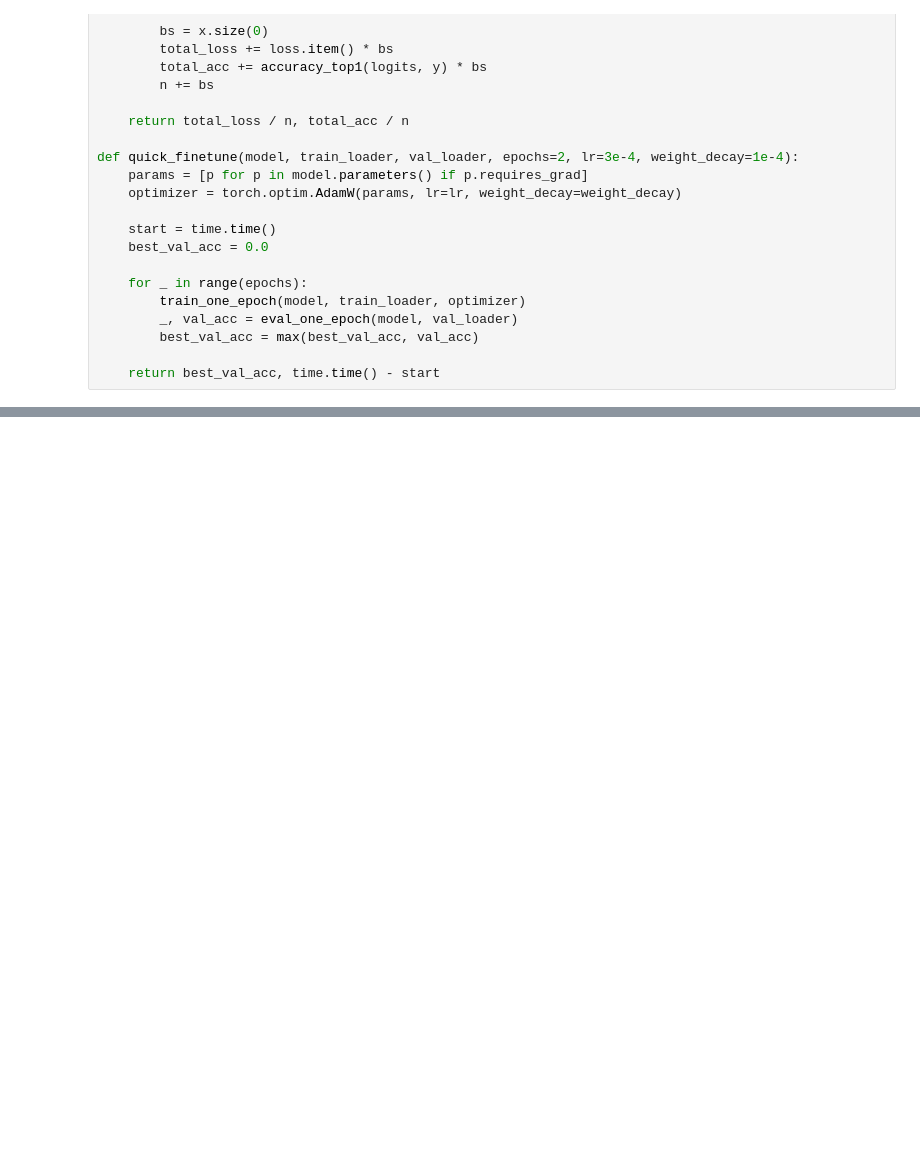
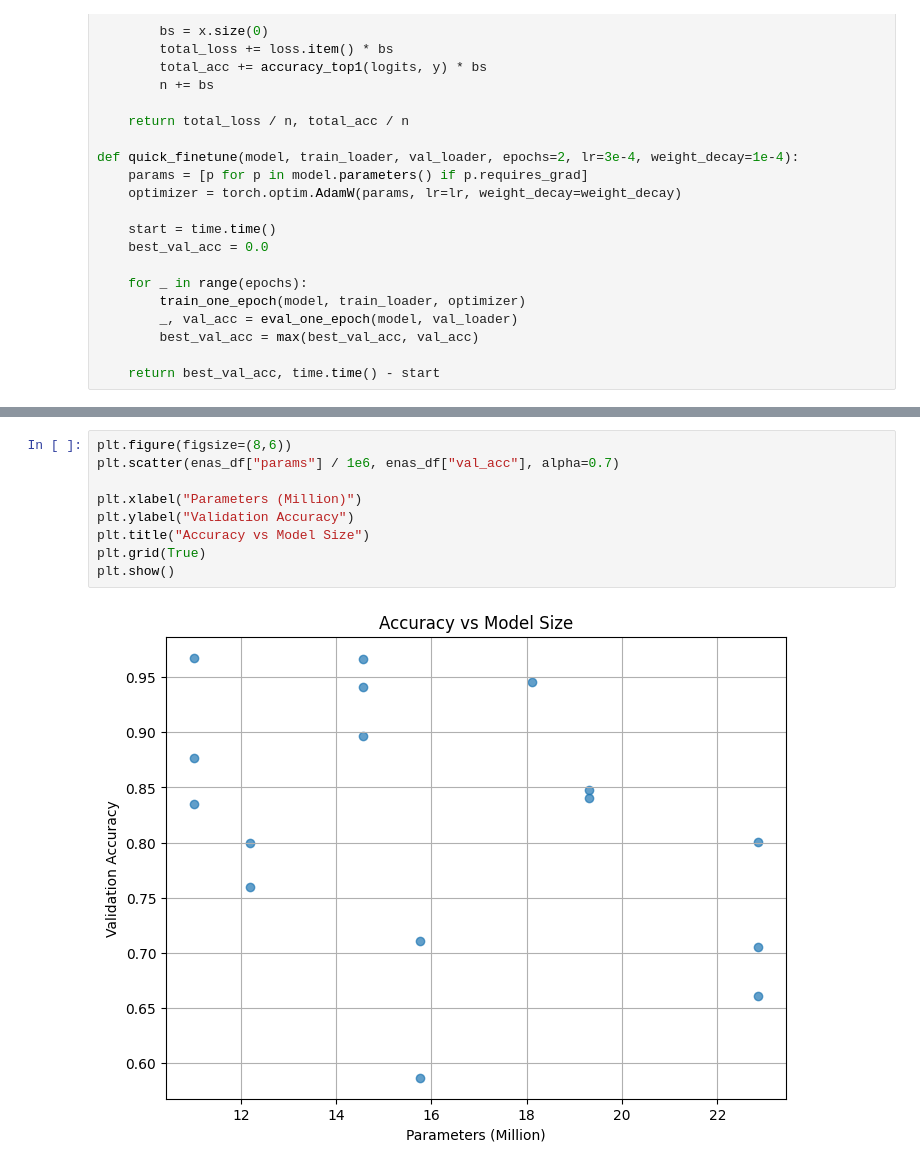
Before and after one commit to mats-ad/Hauptprojekt, a Jupyter notebook: hauptprojekt.ipynb, the cells around one changed output, grey strips where cells are left out. Saved outputs shown, nothing was run; the diff lists cells and outputs as text; blank space fills up the shorter version.

```diff
--- a/hauptprojekt.ipynb
+++ b/hauptprojekt.ipynb
@@ -444,0 +700,11 @@ Unexpected keys (blocks.10.attn.proj.bias, blocks.10.attn.proj.weight, blocks.10
+# %%
+plt.figure(figsize=(8,6))
+plt.scatter(enas_df["params"] / 1e6, enas_df["val_acc"], alpha=0.7)
+
+plt.xlabel("Parameters (Million)")
+plt.ylabel("Validation Accuracy")
+plt.title("Accuracy vs Model Size")
+plt.grid(True)
+plt.show()
+# %% [output]
+[figure, added]
```
Also changed, not shown: parts of 23 cells of this notebook, 1 other file.
